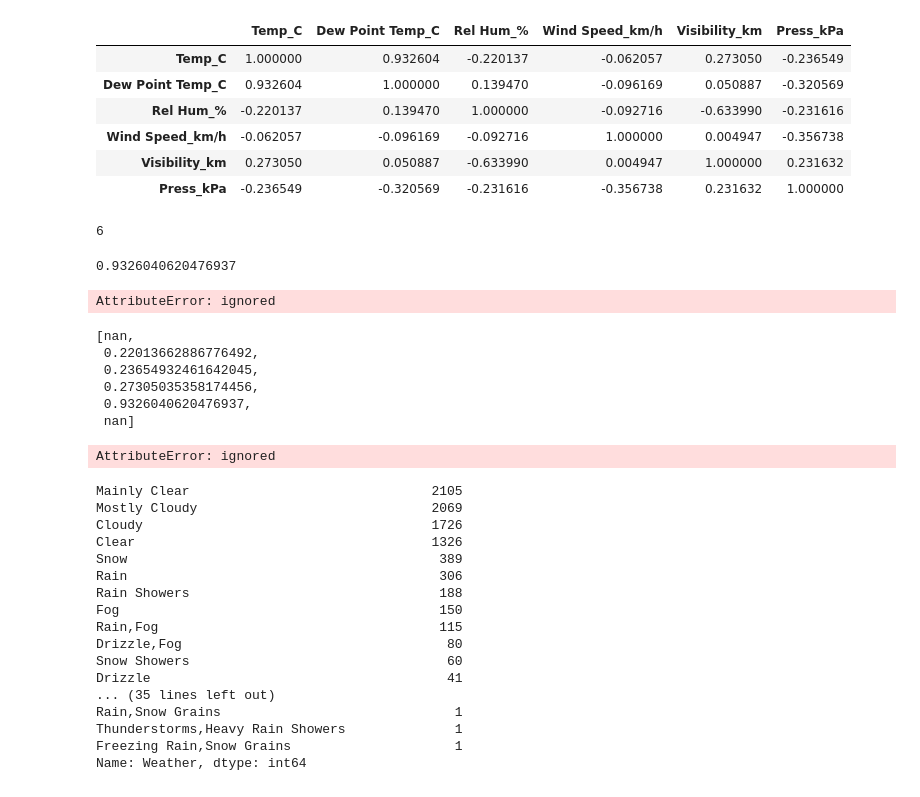
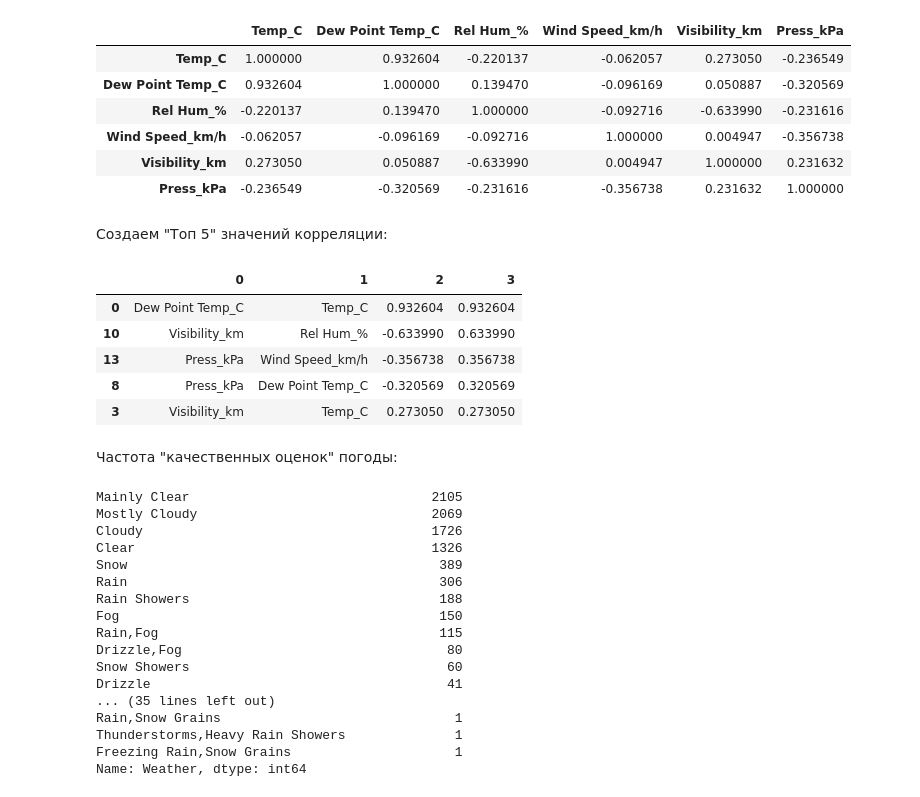
Before and after one commit to qitinnstud/myfirstexperience, a Jupyter notebook: For_homework2.ipynb, the cells around one changed output. Saved outputs shown, nothing was run; the diff lists cells and outputs as text; code cells hidden in the pictures.

```diff
--- a/For_homework2.ipynb
+++ b/For_homework2.ipynb
@@ -118,37 +118,27 @@ cr.style.background_gradient(cmap='coolwarm')
 | Wind Speed_km/h | -0.062057 | -0.096169 | -0.092716 | 1.000000 | 0.004947 | -0.356738 |
 | Visibility_km | 0.273050 | 0.050887 | -0.633990 | 0.004947 | 1.000000 | 0.231632 |
 | Press_kPa | -0.236549 | -0.320569 | -0.231616 | -0.356738 | 0.231632 | 1.000000 |
-# %%
-cr.shape[0]
-# %% [output]
-6
-# %%
-cr.loc[cr.index[1]][cr.columns[0]]
-# %% [output]
-0.9326040620476937
+# %% [markdown]
+Создаем "Топ 5" значений корреляции:
 # %%
-y={}
+y=[]
 s=cr.shape[0]
 for j in range(0,s-1):
     for i in range(j+1,s):
-        y.append={i: [cr.index[i], cr.columns[j], cr.loc[cr.index[i]][cr.columns[j]]]}
-print(y)
+        yy=cr.loc[cr.index[i]][cr.columns[j]]
+        y+=[[cr.index[i], cr.columns[j], yy, abs(yy)]]
+y=pd.DataFrame(y)
+y=y.sort_values(3, ascending=False)
+y.head()
 # %% [output]
-AttributeError: ignored
+|  | 0 | 1 | 2 | 3 |
+| 0 | Dew Point Temp_C | Temp_C | 0.932604 | 0.932604 |
+| 10 | Visibility_km | Rel Hum_% | -0.633990 | 0.633990 |
+| 13 | Press_kPa | Wind Speed_km/h | -0.356738 | 0.356738 |
+| 8 | Press_kPa | Dew Point Temp_C | -0.320569 | 0.320569 |
+| 3 | Visibility_km | Temp_C | 0.273050 | 0.273050 |
-# %%
-y=cr.abs()
-sorted(y[(y>0.2) & (y<1)]['Temp_C'])
-# %% [output]
-[nan,
- 0.22013662886776492,
- 0.23654932461642045,
- 0.27305035358174456,
- 0.9326040620476937,
- nan]
-# %%
-y.sort(key=DistanceFrom(1))
-# %% [output]
-AttributeError: ignored
+# %% [markdown]
+Частота "качественных оценок" погоды:
 # %%
 df['Weather'].value_counts()
 # %% [output]
```
Also changed, not shown: parts of 1 cell of this notebook.
